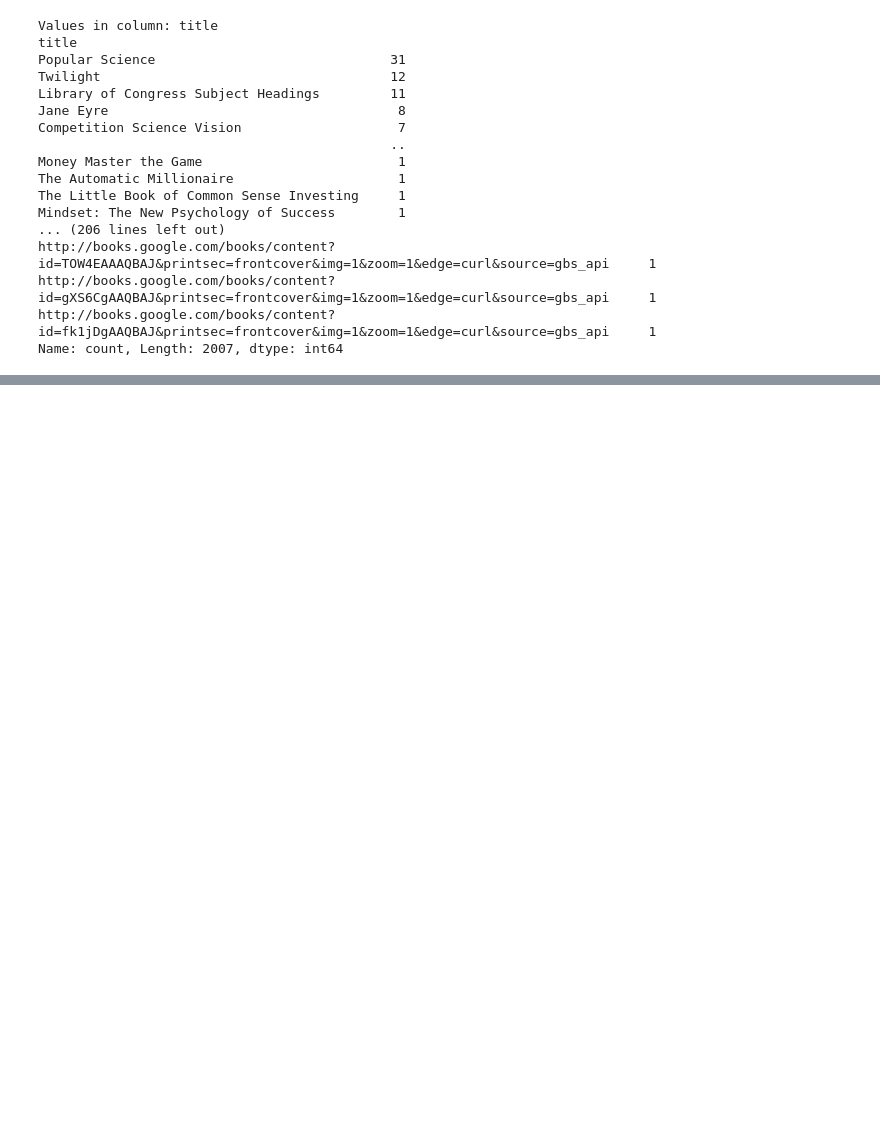
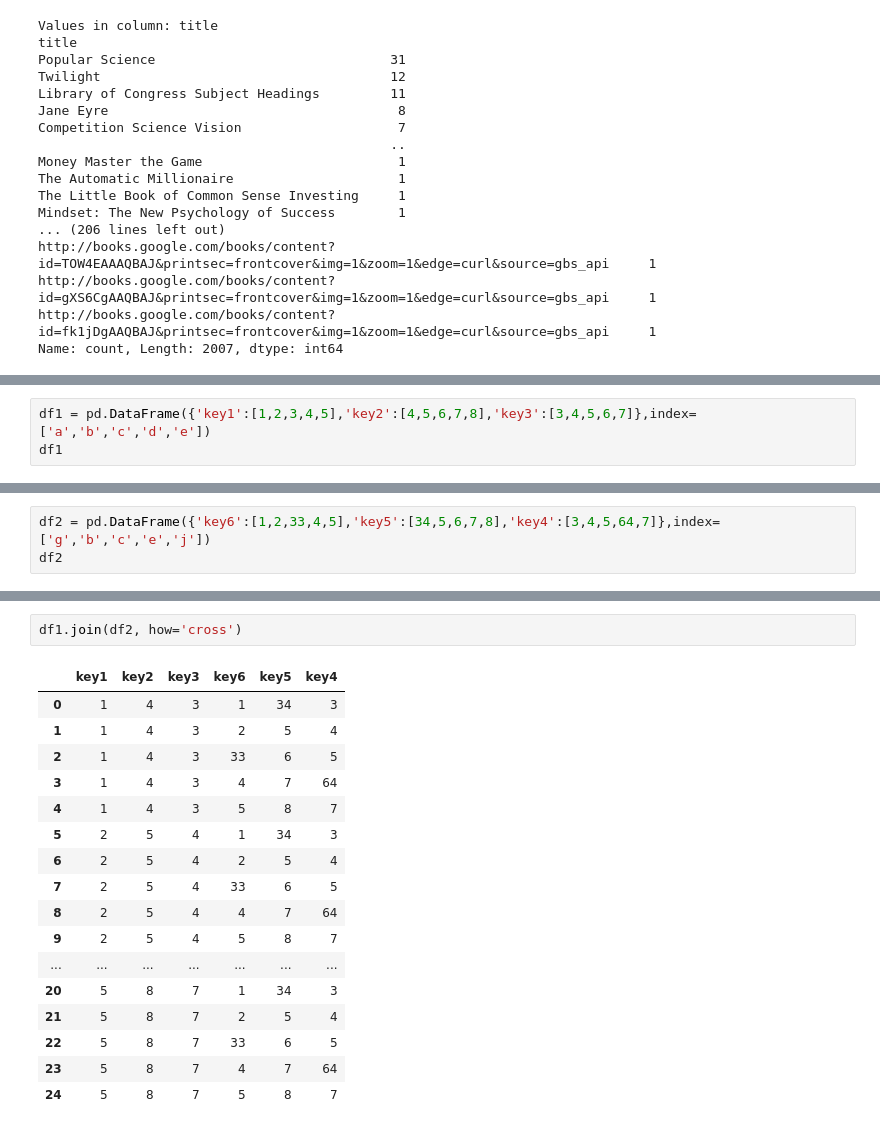
Before and after one commit to AkshatSahay72/Cse-Pathsala-ML-Couse, a Jupyter notebook: 04-pandasL2.ipynb, the cells around one changed output, grey strips where cells are left out. Cells and saved outputs as stored; diff of their text form; blank space fills up the shorter version.

```diff
--- a/04-pandasL2.ipynb
+++ b/04-pandasL2.ipynb
@@ -159,0 +347,3 @@ df.head()
+# %%
+df1 = pd.DataFrame({'key1':[1,2,3,4,5],'key2':[4,5,6,7,8],'key3':[3,4,5,6,7]},index=['a','b','c','d','e'])
+df1
@@ -159,0 +357,3 @@ df.head()
+# %%
+df2 = pd.DataFrame({'key6':[1,2,33,4,5],'key5':[34,5,6,7,8],'key4':[3,4,5,64,7]},index=['g','b','c','e','j'])
+df2
@@ -159,0 +392,20 @@ df.head()
+# %%
+df1.join(df2, how='cross')
+# %% [output]
+|  | key1 | key2 | key3 | key6 | key5 | key4 |
+| 0 | 1 | 4 | 3 | 1 | 34 | 3 |
+| 1 | 1 | 4 | 3 | 2 | 5 | 4 |
+| 2 | 1 | 4 | 3 | 33 | 6 | 5 |
+| 3 | 1 | 4 | 3 | 4 | 7 | 64 |
+| 4 | 1 | 4 | 3 | 5 | 8 | 7 |
+| 5 | 2 | 5 | 4 | 1 | 34 | 3 |
+| 6 | 2 | 5 | 4 | 2 | 5 | 4 |
+| 7 | 2 | 5 | 4 | 33 | 6 | 5 |
+| 8 | 2 | 5 | 4 | 4 | 7 | 64 |
+| 9 | 2 | 5 | 4 | 5 | 8 | 7 |
+| ... | ... | ... | ... | ... | ... | ... |
+| 20 | 5 | 8 | 7 | 1 | 34 | 3 |
+| 21 | 5 | 8 | 7 | 2 | 5 | 4 |
+| 22 | 5 | 8 | 7 | 33 | 6 | 5 |
+| 23 | 5 | 8 | 7 | 4 | 7 | 64 |
+| 24 | 5 | 8 | 7 | 5 | 8 | 7 |
```
Also changed, not shown: parts of 25 cells of this notebook, 1 other file.
